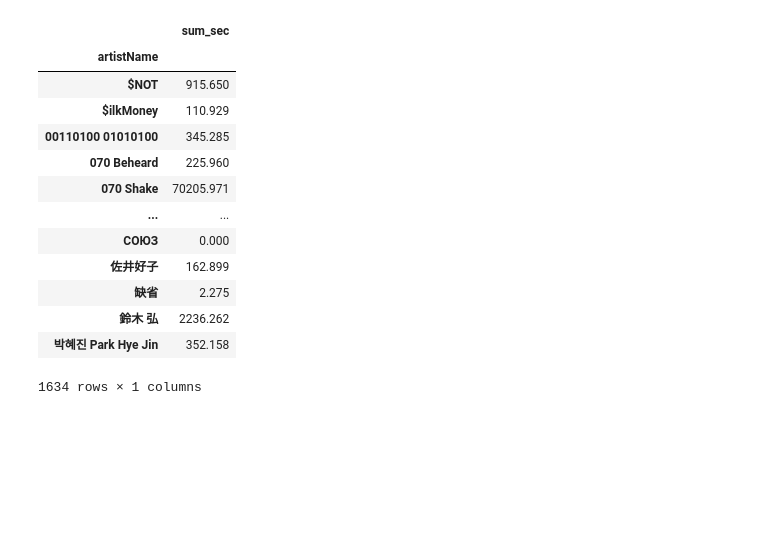
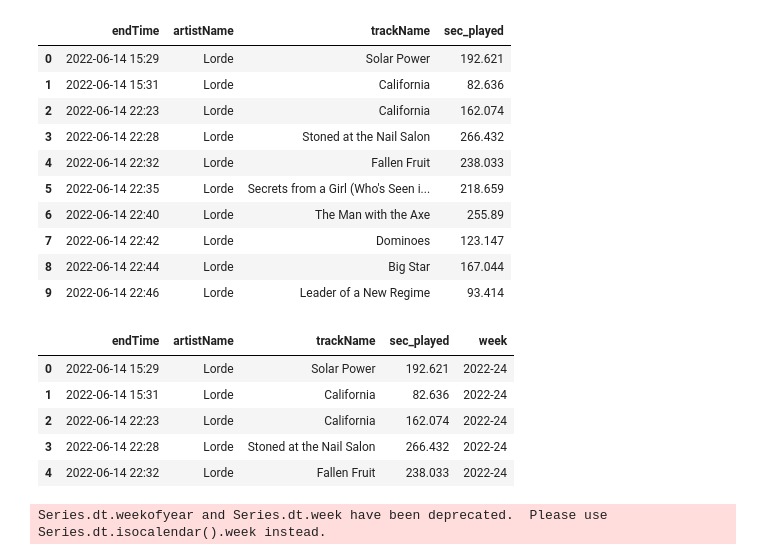
Before and after one commit to dkoterwa/spotify_app, a Jupyter notebook: notebooks/data_preprocessing.ipynb, the cells around one changed output. Drawn from its saved outputs; the diff is of its cells as text; code cells hidden in the pictures; blank space fills up the shorter version.

```diff
--- a/notebooks/data_preprocessing.ipynb
+++ b/notebooks/data_preprocessing.ipynb
@@ -6,5 +13,5 @@ from pandas.io.json import json_normalize
 # %%
-streaming_one = json.load(open("/Users/dominik/Desktop/spotify_data/StreamingHistory0.json"))
-streaming_two = json.load(open("/Users/dominik/Desktop/spotify_data/StreamingHistory1.json"))
+streaming_one = json.load(open("/Volumes/HD/GitHub/spotify_app/spotify_data/StreamingHistory0.json"))
+streaming_two = json.load(open("/Volumes/HD/GitHub/spotify_app/spotify_data/StreamingHistory1.json"))
 # %%
 history_df = pd.DataFrame(columns=["endTime", "artistName", "trackName", "msPlayed"])
@@ -11,5 +42,5 @@ history_df = pd.DataFrame(columns=["endTime", "artistName", "trackName", "msPlay
 # %%
-history_df = history_df.append(streaming_one, ignore_index=True)
-history_df = history_df.append(streaming_two, ignore_index=True)
-history_df["sec_played"] = history_df["msPlayed"]/1000
-history_df = history_df.drop(["msPlayed"], axis=1)
+dataframe = history_df.append(streaming_one, ignore_index=True)
+dataframe = history_df.append(streaming_two, ignore_index=True)
+dataframe["sec_played"] = dataframe["msPlayed"]/1000
+dataframe = dataframe.drop(["msPlayed"], axis=1)
@@ -32,17 +46,0 @@ history_df
-# %%
-history_df.groupby("artistName").agg(sum_sec=("sec_played", sum))
-# %% [output]
-|  | sum_sec |
-| artistName |  |
-| $NOT | 915.650 |
-| $ilkMoney | 110.929 |
-| 00110100 01010100 | 345.285 |
-| 070 Beheard | 225.960 |
-| 070 Shake | 70205.971 |
-| ... | ... |
-| СОЮЗ | 0.000 |
-| 佐井好子 | 162.899 |
-| 缺省 | 2.275 |
-| 鈴木 弘 | 2236.262 |
-| 박혜진 Park Hye Jin | 352.158 |
-1634 rows × 1 columns
@@ -50,0 +47,23 @@ history_df.to_csv("spotify_data/streaming_history_concat.csv")
+# %%
+dataframe.head(10)
+# %% [output]
+|  | endTime | artistName | trackName | sec_played |
+| 0 | 2022-06-14 15:29 | Lorde | Solar Power | 192.621 |
+| 1 | 2022-06-14 15:31 | Lorde | California | 82.636 |
+| 2 | 2022-06-14 22:23 | Lorde | California | 162.074 |
+| 3 | 2022-06-14 22:28 | Lorde | Stoned at the Nail Salon | 266.432 |
+| 4 | 2022-06-14 22:32 | Lorde | Fallen Fruit | 238.033 |
+| 5 | 2022-06-14 22:35 | Lorde | Secrets from a Girl (Who's Seen i... | 218.659 |
+| 6 | 2022-06-14 22:40 | Lorde | The Man with the Axe | 255.89 |
+| 7 | 2022-06-14 22:42 | Lorde | Dominoes | 123.147 |
+| 8 | 2022-06-14 22:44 | Lorde | Big Star | 167.044 |
+| 9 | 2022-06-14 22:46 | Lorde | Leader of a New Regime | 93.414 |
+# %%
+dataframe.head()
+# %% [output]
+|  | endTime | artistName | trackName | sec_played | week |
+| 0 | 2022-06-14 15:29 | Lorde | Solar Power | 192.621 | 2022-24 |
+| 1 | 2022-06-14 15:31 | Lorde | California | 82.636 | 2022-24 |
+| 2 | 2022-06-14 22:23 | Lorde | California | 162.074 | 2022-24 |
+| 3 | 2022-06-14 22:28 | Lorde | Stoned at the Nail Salon | 266.432 | 2022-24 |
+| 4 | 2022-06-14 22:32 | Lorde | Fallen Fruit | 238.033 | 2022-24 |
@@ -50,0 +74,11 @@ history_df.to_csv("spotify_data/streaming_history_concat.csv")
+# %%
+# Convert date
+dataframe['date'] = pd.to_datetime(dataframe['endTime'])
+dataframe['date'] = pd.to_datetime(dataframe['date'].dt.date)
+# Extract the hour and week from the datetime
+dataframe['hour'] = pd.to_datetime(dataframe['endTime']).dt.hour
+dataframe["week"] = pd.to_datetime(dataframe["endTime"]).dt.week
+# Group the data by week and hour
+df_grouped = dataframe.groupby(['week', 'hour']).size().reset_index(name='count')
+# %% [output]
+Series.dt.weekofyear and Series.dt.week have been deprecated.  Please use Series.dt.isocalendar().week instead.
```
Also changed, not shown: parts of 12 cells of this notebook, 13 other files.
